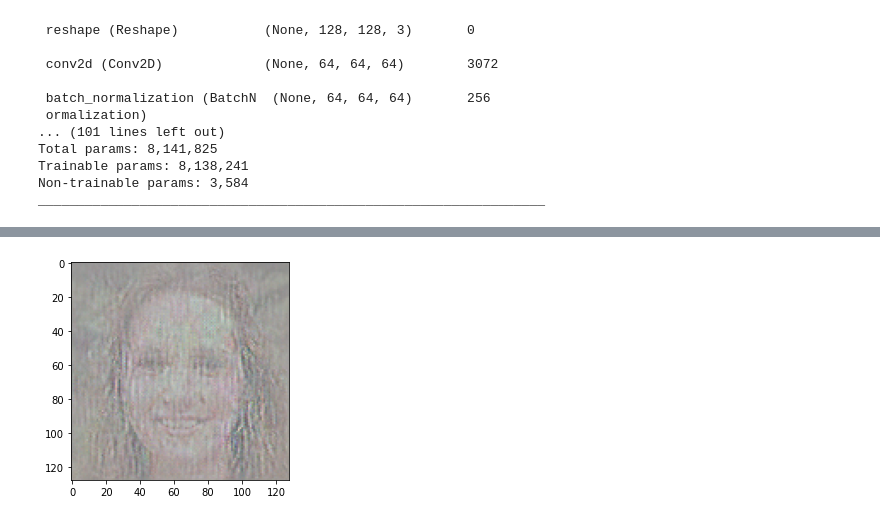
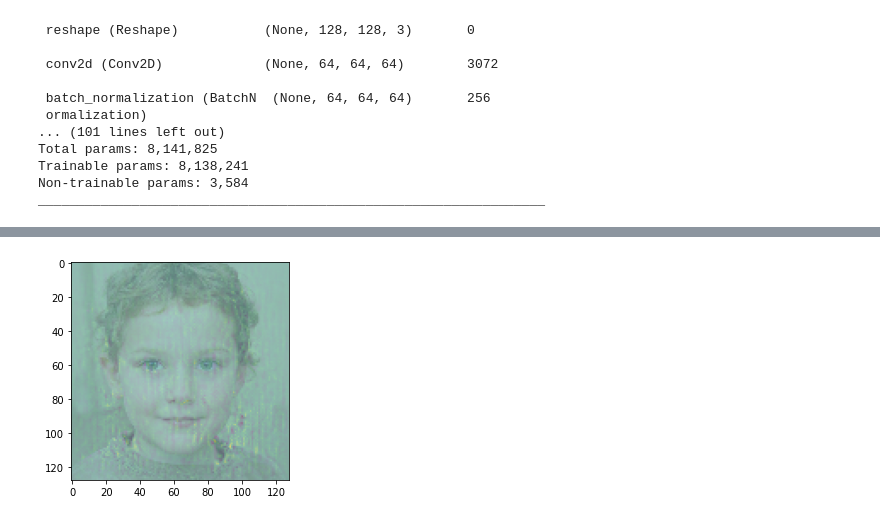
Before and after one commit to Allan2Fernandes/Face_Generator, a Jupyter notebook: Discriminator_evaluator.ipynb, the cells around one changed output, grey strips where cells are left out. Cells and saved outputs as stored; diff of their text form; code cells hidden in the pictures.

Commit message:
Fixed the saliency map

```diff
--- a/Discriminator_evaluator.ipynb
+++ b/Discriminator_evaluator.ipynb
@@ -66,20 +66,21 @@ prediction = discriminator(test_discriminator_input)
 # %%
 with tf.GradientTape() as tape:
     inputs = test_discriminator_input
     #Will need to differentiate with respect to the inputs later
     tape.watch(inputs)
     #Get actual and expected prdictions to calculate loss later
     actual_prediction = discriminator(inputs)
     expected_prediction = tf.constant(1, shape = (1,1), dtype=tf.float32)
     #Calculate loss
     loss = tf.keras.losses.binary_crossentropy(expected_prediction, actual_prediction)
     #Use loss to calculate gradient
     gradient = tape.gradient(loss, inputs)
     #Normalize the gradient. The values are too low right now
     gradient_range = tf.reduce_max(gradient)-tf.reduce_min(gradient)
     normalized_gradient = (gradient-tf.reduce_min(gradient))/gradient_range
 
 mask = normalized_gradient[0]
-display_saliency_map_with_image(inputs[0], mask, saliency_strength=0.6)
+mask = tf.reduce_sum(tf.abs(mask), axis = -1)
+display_saliency_map_with_image(inputs[0], mask, saliency_strength=0.4)
 # %% [output]
-[figure, old version]
+[figure, new version]
```
Also changed, not shown: parts of 1 cell of this notebook.
